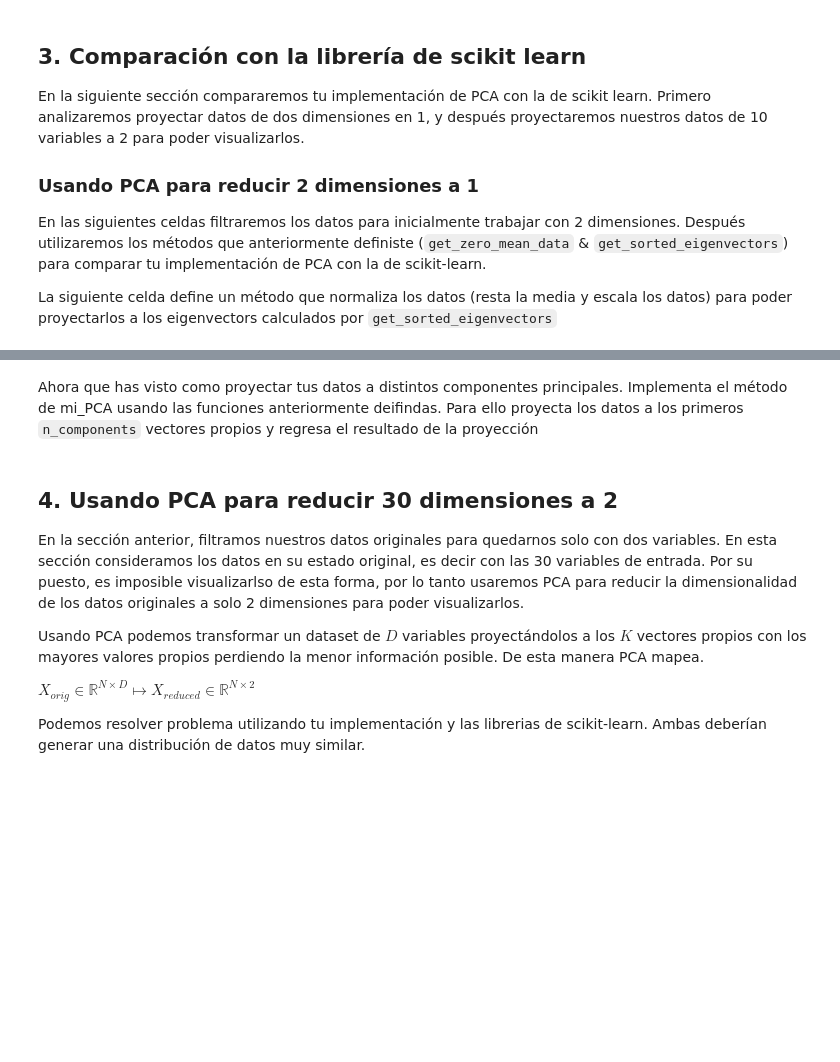
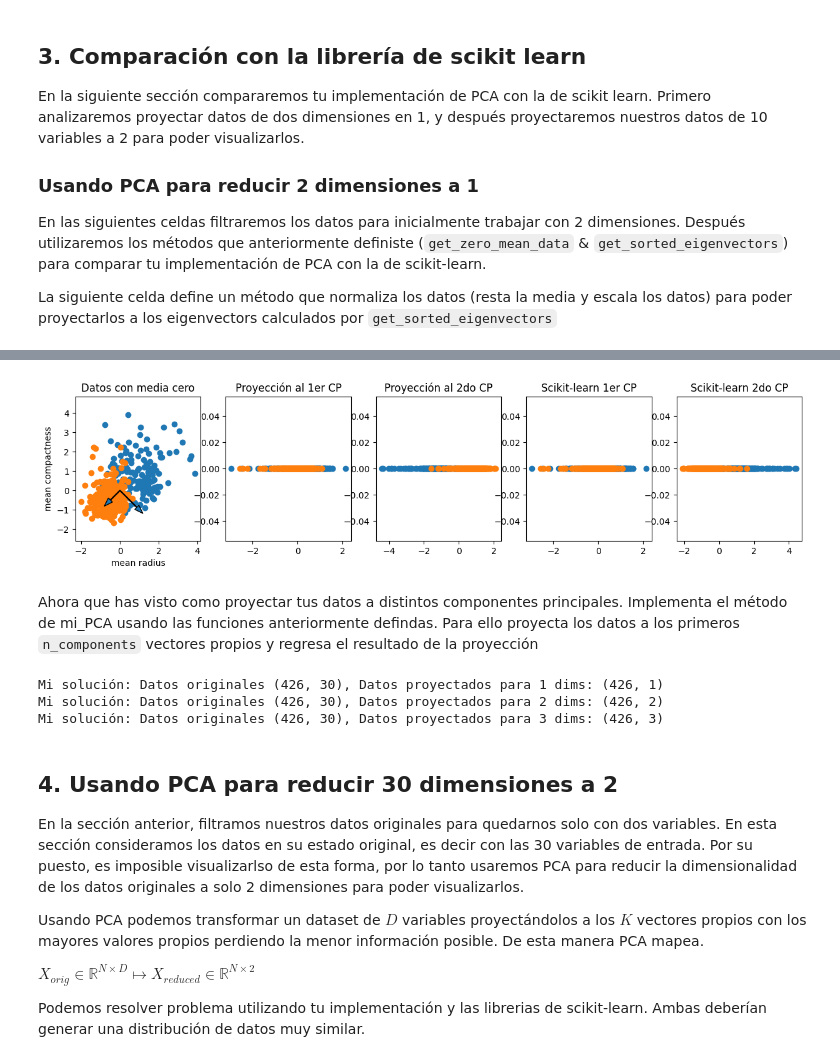
Before and after one commit to FranciscoDurazo/SI23_Peri_Co, a Jupyter notebook: ejercicio_3-PCA-tSNE/ejercicio_3.ipynb, the cells around one changed output, grey strips where cells are left out. Drawn from its saved outputs; the diff is of its cells as text; code cells hidden in the pictures; blank space fills up the shorter version.

```diff
--- a/ejercicio_3-PCA-tSNE/ejercicio_3.ipynb
+++ b/ejercicio_3-PCA-tSNE/ejercicio_3.ipynb
@@ -207,12 +211,13 @@ def get_sorted_eigvectors(X):
     # [::-1] invierte el orden (osea si argsort regresa del menor al mayor ...
     # ... usar [::-1] hace que regrese de mayor a menor)
     idx_ordered =  np.argsort(eigenvalues)[::-1]
-
+    #print(idx_ordered.shape)
     # TODO: Ordena los eigenvalues y eigenvectors de mayor a menor eigenvalue
     # Utiliza los índices previamente calculados
     # regresa los eigenvectors y eigenvalues en el orden indicado
     # =========== Start solution ==============
-
+    eigenvectors = eigenvectors[idx_ordered]
+    eigenvalues = eigenvalues[idx_ordered]
     # =========== End solution ================
     return eigenvectors, eigenvalues
 
@@ -221,13 +226,15 @@ X = data_train[["mean radius", "mean texture"]].to_numpy()
 X_proc = get_zero_mean_data(X)
 # Tomar los eigenvectors y eigenvalues de la matriz de covarianza
 eigvecs, eigvals = get_sorted_eigvectors(X)
+print(eigvecs)
+print(eigvals)
 assert eigvecs.shape == (2,2), f"eigvecs.shape de dimensionalidad {eigvecs.shape} debería ser (2x2)"
 print("Vectores propios de dimensionalidad:", eigvecs.shape)
 
 # TODO: Proyecta los datos de media cero a los primeros dos vectores propios
 # y asigna el resultado a X_proj
 # =========== Start solution ==============
-X_proj = ...
+X_proj = X_proc.dot(eigvecs)
 # =========== End solution ================
 
 assert X_proj.shape == (len(X),2), f"X_proj.shape de dimensionalidad {X_proj.shape} debería ser ({len(X)}x2)"
@@ -340,14 +368,15 @@ normed_data_train = norm_data(data_train)
 # Datos normalizados (media cero y misma escala)
 X = normed_data_train[[feat1, feat2]].to_numpy()
 eigvecs, eigvals = get_sorted_eigvectors(X)
-
+print(eigvecs)
+print(eigvals)
 # ========= TU Solución ============#
 # TODO: Proyecta los datos al primer componente principal eigvecs[:,0]
 # =========== Start solution ==============
-X_proj1 = ...
+X_proj1 = X.dot(eigvecs[:,0])
 
 # TODO: Proyecta los datos al segundo componente principal eigvecs[:,1]
-X_proj2 = ...
+X_proj2 = X.dot(eigvecs[:,1])
 # =========== End solution =================
 
 
@@ -356,5 +385,11 @@ from sklearn.decomposition import PCA
 # TODO: Utiliza la libreria de scikit-learn para reducir X a 1 dimensión
 # Invesitga PCA en scikit learn. Asigna el resultado a reduced_x
 # =========== Start solution ==============
-reduced_x = ...
+pca = PCA()
+pca = pca.fit(X)
+eigvec_sckl = pca.components_
+print(eigvec_sckl)
+print(pca.explained_variance_)
+reduced_x = X.dot(eigvec_sckl)
+print(reduced_x.shape)
 # =========== End solution =================
@@ -361,6 +404,6 @@ reduced_x = ...
 # %%
 # Recuerda siempre correr la celda anterior antes de correr esta
-fig, (ax1, ax2, ax3, ax4) = plt.subplots(1, 4, figsize=(15, 3))
+fig, (ax1, ax2, ax3, ax4, ax5) = plt.subplots(1, 5, figsize=(15, 3))
 # Espacio original
 for c in range(2):
     ax1.scatter(
@@ -386,43 +429,56 @@ for c in range(2):
     ax2.scatter(
         class_data,
         np.zeros(N_samples),
         label = f"class {c}"
     )
 ax2.set_title('Proyección al 1er CP')
 
 for c in range(2):
     class_data = X_proj2[labels == c]
     N_samples = len(class_data)
     ax3.scatter(
         class_data,
         np.zeros(N_samples),
         label = f"class {c}"
     )
 ax3.set_title('Proyección al 2do CP')
 
 
 ## Solución de scikit-learn (1 dim)
 # plot reduced data
 for c in range(2):
     class_idx = np.where(target_train == c)[0]
     N_samples = len(class_idx)
     ax4.scatter(
         reduced_x[class_idx][:,0],
         np.zeros(N_samples),
         label = f"class {c}"
     )
-ax4.set_title('Solución de scikit-learn (1 dimensión)')
+ax4.set_title('Scikit-learn 1er CP')
+
+for c in range(2):
+    class_idx = np.where(target_train == c)[0]
+    N_samples = len(class_idx)
+    ax5.scatter(
+        reduced_x[class_idx][:,1],
+        np.zeros(N_samples),
+        label = f"class {c}"
+    )
+ax5.set_title('Scikit-learn 2do CP')
 
 plt.show()
+# %% [output]
+[figure, added]
 # %% [markdown]
-Ahora que has visto como proyectar tus datos a distintos componentes principales. Implementa el método de mi_PCA usando las funciones anteriormente deifindas. Para ello proyecta los datos a los primeros `n_components` vectores propios y regresa el resultado de la proyección
+Ahora que has visto como proyectar tus datos a distintos componentes principales. Implementa el método de mi_PCA usando las funciones anteriormente defindas. Para ello proyecta los datos a los primeros `n_components` vectores propios y regresa el resultado de la proyección
 # %%
 def mi_PCA(data, n_components=1):
     zero_mean = get_zero_mean_data(data)
     eigvecs, eigvals = get_sorted_eigvectors(zero_mean)
     # TODO: proyecta los datos a los primeros n_components vectores propios y regresa el resultado
     # =========== Start solution ==============
-    x_proj = ...
+
+    x_proj = data.dot(eigvecs[:,:n_components])
     # =========== End solution =================
     return x_proj
 
@@ -432,6 +488,10 @@ for output_dims in range(1,4):
     reduced_x_mine = mi_PCA(X, output_dims)
     assert reduced_x_mine.shape == (len(X),output_dims), f"X_proj.shape de dimensionalidad {reduced_x_mine.shape} debería ser ({len(X)}x{output_dims})"
     print(f"Mi solución: Datos originales {X.shape}, Datos proyectados para {output_dims} dims: {reduced_x_mine.shape}")
+# %% [output]
+Mi solución: Datos originales (426, 30), Datos proyectados para 1 dims: (426, 1)
+Mi solución: Datos originales (426, 30), Datos proyectados para 2 dims: (426, 2)
+Mi solución: Datos originales (426, 30), Datos proyectados para 3 dims: (426, 3)
 # %% [markdown]
 ## 4. Usando PCA para reducir 30 dimensiones a 2
 
```
Also changed, not shown: parts of 10 cells of this notebook.
